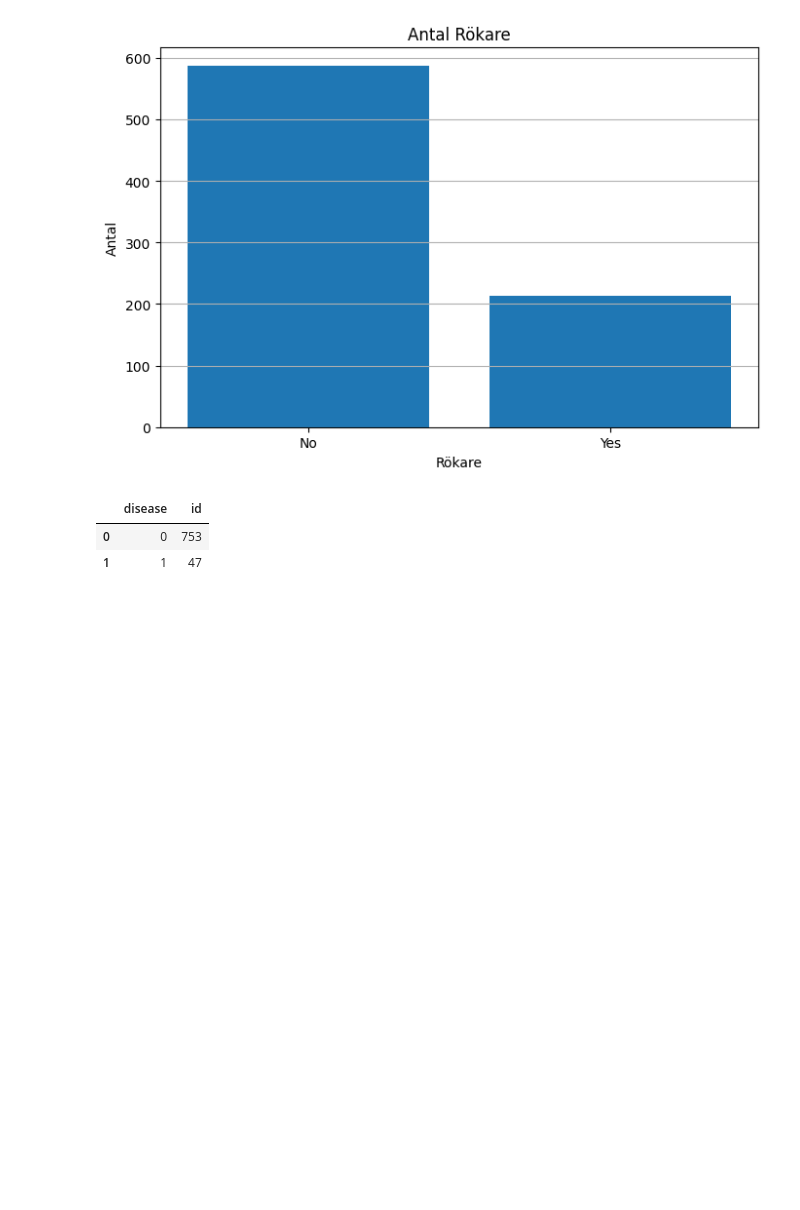
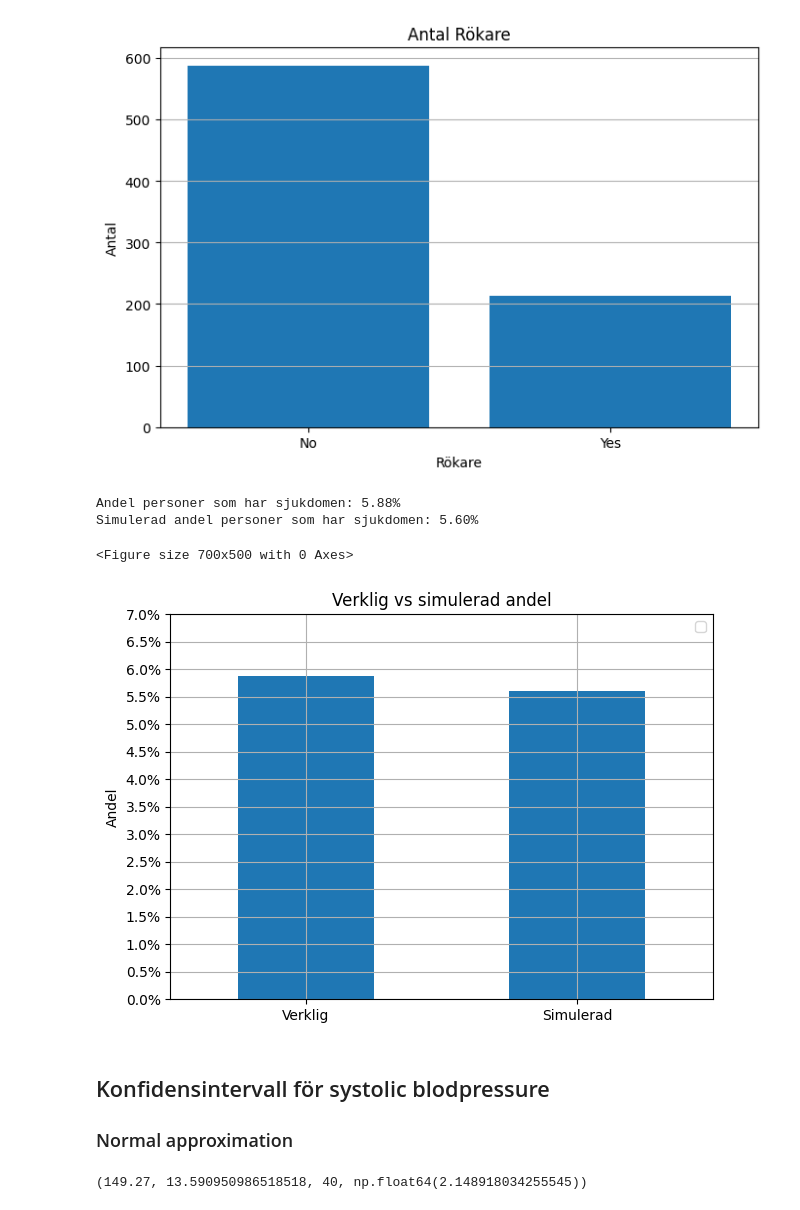
Before and after one commit to elinwahlgren/Halsostudie, a Jupyter notebook: report.ipynb, the cells around one changed output. Cells and saved outputs as stored; diff of their text form; code cells hidden in the pictures; blank space fills up the shorter version.

Commit message:
Lagt till simulering samt 95 % CI, normal approximation med visualisering.

```diff
--- a/report.ipynb
+++ b/report.ipynb
@@ -81,13 +83,60 @@ plt.show()
 # %% [output]
 [figure]
 # %%
-disease = (df.groupby("disease",observed = True)["id"]
-           .count()
-           .reset_index()
-           )
+verklig_andel = df["disease"].mean()
 
-disease
+# Simulering
+
+np.random.seed(42)
+n = 1000
+sim = np.random.choice([0.0, 1.0], p = [1-verklig_andel, verklig_andel], size = n)
+simulerad_andel = sim.mean()
+
+
+print(f"Andel personer som har sjukdomen: {verklig_andel:.2%}")
+print(f"Simulerad andel personer som har sjukdomen: {simulerad_andel:.2%}")
 # %% [output]
-|  | disease | id |
-| 0 | 0 | 753 |
-| 1 | 1 | 47 |
+Andel personer som har sjukdomen: 5.88%
+Simulerad andel personer som har sjukdomen: 5.60%
+# %%
+jämf = pd.Series(
+    [verklig_andel, simulerad_andel],
+    index=["Verklig", "Simulerad"]
+).reset_index()
+
+plt.figure()
+jämf.plot(kind="bar")
+plt.ylabel("Andel")
+plt.title("Verklig vs simulerad andel")
+plt.xticks([0,1], ["Verklig", "Simulerad"], rotation= 0)
+plt.gca().set_yticks(np.arange(0, 0.07, 0.005))
+plt.gca().yaxis.set_major_formatter(lambda x, pos: f"{x:.1%}")
+plt.legend("")
+plt.show()
+# %% [output]
+<Figure size 700x500 with 0 Axes>
+[figure, added]
+# %% [markdown]
+## Konfidensintervall för systolic blodpressure
+
+### Normal approximation
+# %%
+np.random.seed(123)
+
+n = 40
+stick= np.random.choice(df.systolic_bp, size= n)
+
+mean_stick=float(np.mean(stick))
+s = float(np.std(stick,ddof=1))
+n=len(stick)
+se = s/np.sqrt(n)
+
+mean_stick, s ,n, se
+
+
+# n_boot = 10_000
+# obs_diff =
+# boot_diffs = np.empty(n_boot)
+# for i in range (n_boot):
+# %% [output]
+(149.27, 13.590950986518518, 40, np.float64(2.148918034255545))
```
Also changed, not shown: parts of 4 cells of this notebook.
